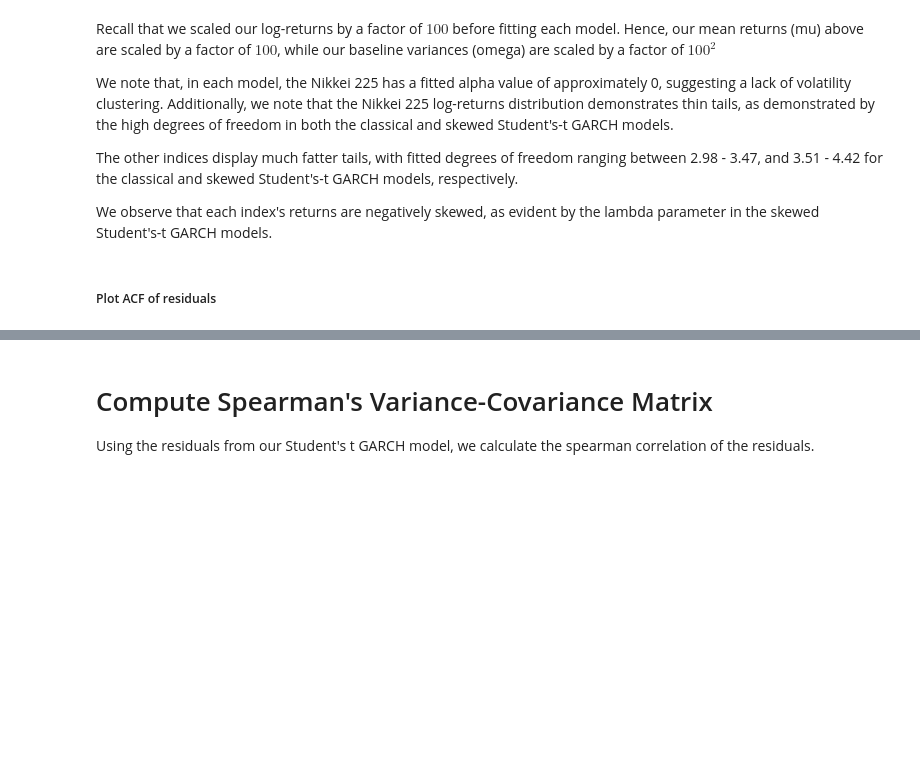
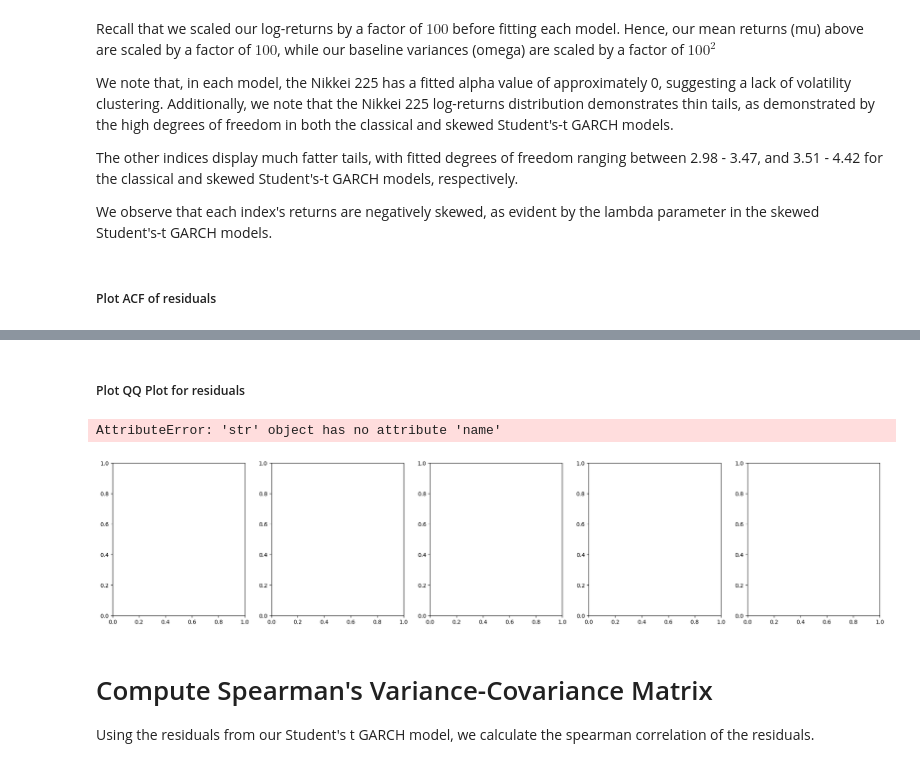
Before and after one commit to somethingwithmuffininit/GARCH-Copula-BasketModel, a Jupyter notebook: program.ipynb, the cells around one changed output, grey strips where cells are left out. Cells and saved outputs as stored; diff of their text form; code cells hidden in the pictures; blank space fills up the shorter version.

```diff
--- a/program.ipynb
+++ b/program.ipynb
@@ -169,3 +203,26 @@ ValueError: Number of columns must be a positive integer, not 0
+# %% [markdown]
+##### Plot QQ Plot for residuals
+# %%
+#This plots the ACF of the squared residuals of each GARCH, and displays them side by side for comparision
+for dist in distributions:
+        dist_for_qq = stats.norm if dist == "normal" else stats.t if dist == "t" else stats.skewt if dist == "skewt"
+
+
+    num_tickers = len(tickers)
+    fig, axes = plt.subplots(1, num_tickers, figsize=(5 * num_tickers, 5))
+
+
+
+
+
+    for i in range(num_tickers):
+        ticker = tickers[i]
+
+        qqplot(fitted_models[(ticker,dist)].resid, dist=stats.t, line='45',ax=axes[i])
+        axes[i].set_title('ACF of ' + ticker + " " + dist + ' GARCH Squared Residuals')
+# %% [output]
+AttributeError: 'str' object has no attribute 'name'
+[figure, added]
 # %% [markdown]
 # Compute Spearman's Variance-Covariance Matrix
 Using the residuals from our Student's t GARCH model, we calculate the spearman correlation of the residuals.
```
Also changed, not shown: parts of 11 cells of this notebook.
